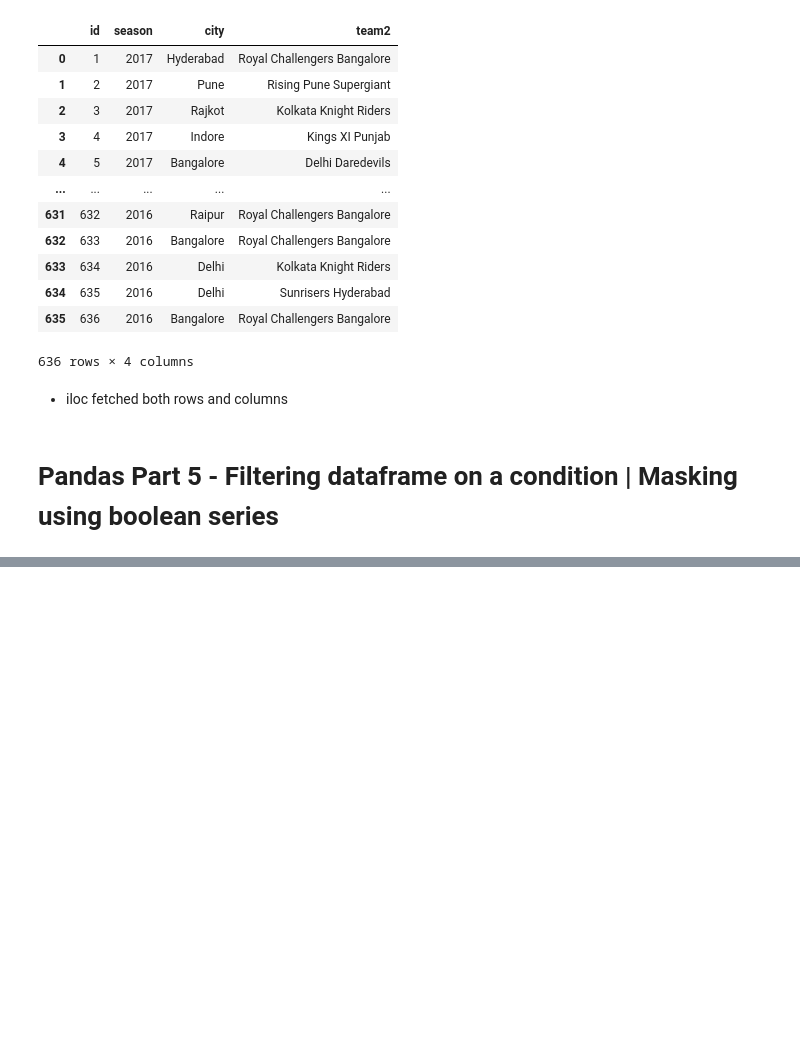
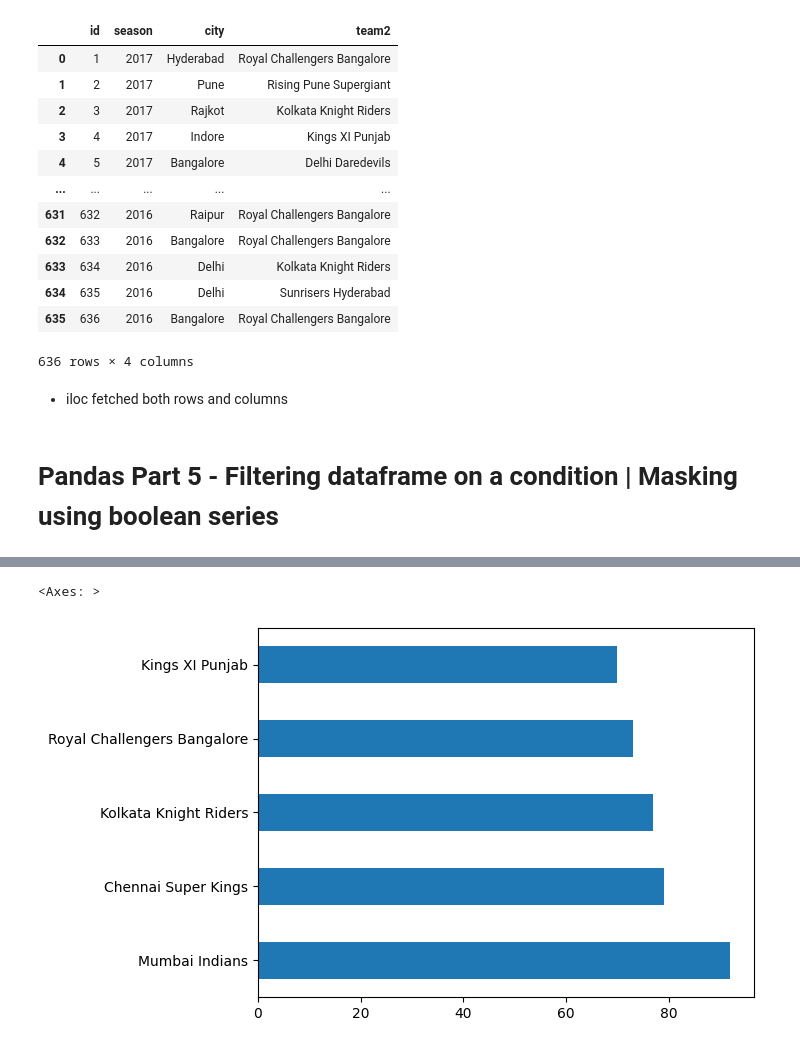
Before and after one commit to nehagovekar/Pandas_leetcode, a Jupyter notebook: IPL Analysis.ipynb, the cells around one changed output, grey strips where cells are left out. Drawn from its saved outputs; the diff is of its cells as text; code cells hidden in the pictures; blank space fills up the shorter version.

```diff
--- a/IPL Analysis.ipynb
+++ b/IPL Analysis.ipynb
@@ -202,0 +305,6 @@ data.iloc[:,[0,1,2,5]] #cols
+# %%
+#horizontal bar
+data['winner'].value_counts().head(5).plot(kind='barh')
+# %% [output]
+<Axes: >
+[figure, added]
```
Also changed, not shown: parts of 14 cells of this notebook.
